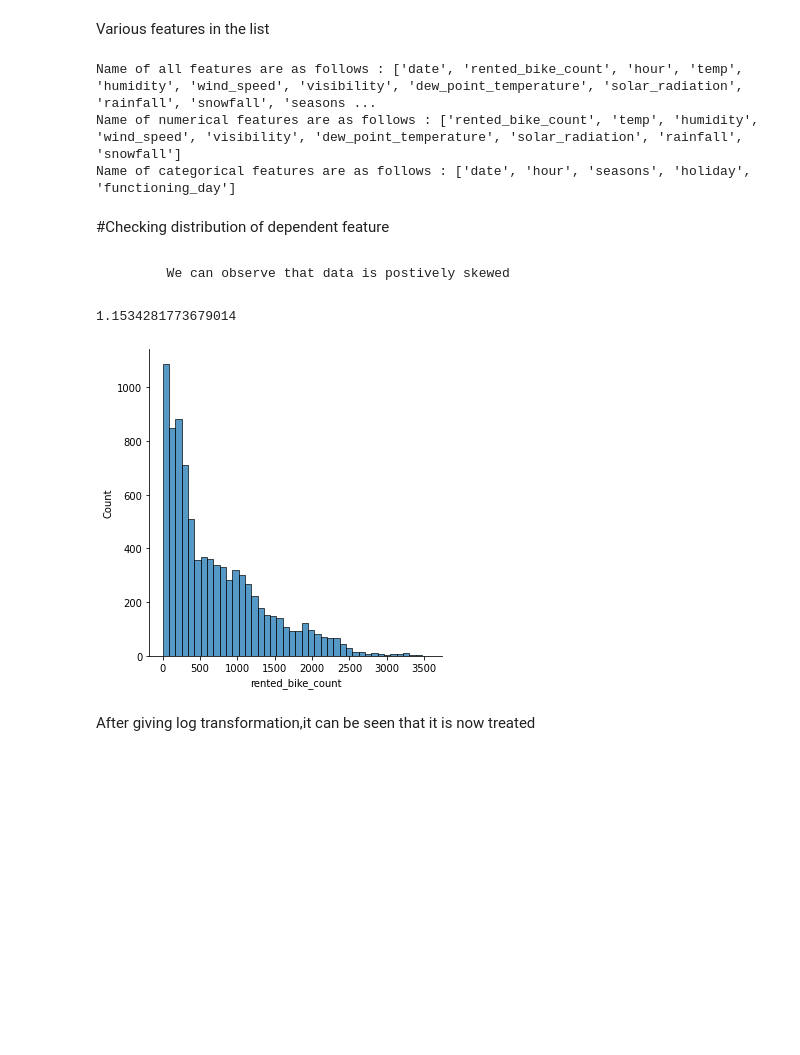
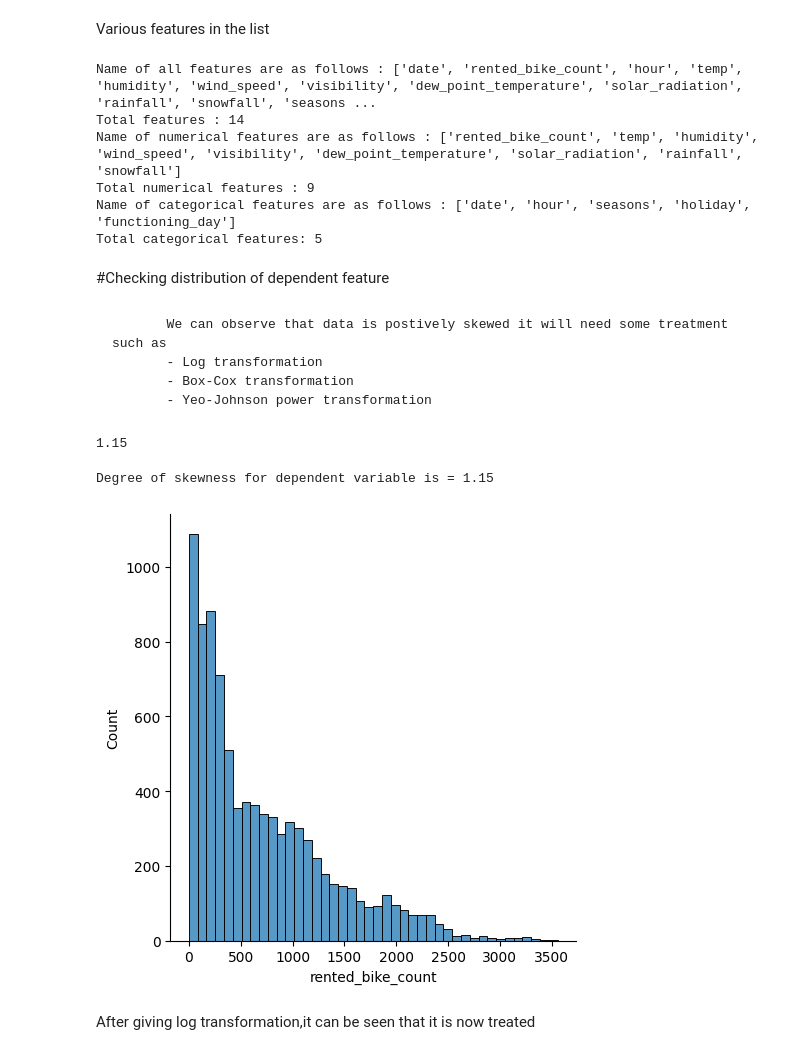
Before and after one commit to chandrakar-shubham/Bike-Sharing-Demand-Prediction--ML-regression-Project, a Jupyter notebook: Bike_Sharing_Demand_Prediction_Capstone_Project.ipynb, the cells around one changed output. Drawn from its saved outputs; the diff is of its cells as text; code cells hidden in the pictures; blank space fills up the shorter version.

```diff
--- a/Bike_Sharing_Demand_Prediction_Capstone_Project.ipynb
+++ b/Bike_Sharing_Demand_Prediction_Capstone_Project.ipynb
@@ -224,34 +273,47 @@ all_features = list(df.columns)
 #numerical features
 
 numerical_features = list(df.describe().columns)
-numerical_features.pop(1)
 
-
+numerical_features.remove("hour")
 #categorical features
 
 categorical_features = [col for col in all_features if col not in numerical_features]
 
 
 print(f'Name of all features are as follows : {all_features}')
+print(f'Total features : {len(all_features)}')
 print(f'Name of numerical features are as follows : {numerical_features}')
+print(f'Total numerical features : {len(numerical_features)}')
 print(f'Name of categorical features are as follows : {categorical_features}')
+print(f'Total categorical features: {len(categorical_features)}')
 # %% [output]
 Name of all features are as follows : ['date', 'rented_bike_count', 'hour', 'temp', 'humidity', 'wind_speed', 'visibility', 'dew_point_temperature', 'solar_radiation', 'rainfall', 'snowfall', 'seasons ...
+Total features : 14
 Name of numerical features are as follows : ['rented_bike_count', 'temp', 'humidity', 'wind_speed', 'visibility', 'dew_point_temperature', 'solar_radiation', 'rainfall', 'snowfall']
+Total numerical features : 9
 Name of categorical features are as follows : ['date', 'hour', 'seasons', 'holiday', 'functioning_day']
+Total categorical features: 5
 # %% [markdown]
 #Checking distribution of dependent feature
 # %% [markdown]
-           We can observe that data is postively skewed
+           We can observe that data is postively skewed it will need some treatment such as
+           - Log transformation
+           - Box-Cox transformation
+           - Yeo-Johnson power transformation
+# %%
+round(df['rented_bike_count'].skew(),2)
+# %% [output]
+1.15
 # %%
 #distrution of dependent variable
 
 sns.displot(df['rented_bike_count'])
-
-print(df['rented_bike_count'].skew())
+skewness_dvar = round(df['rented_bike_count'].skew(),2)
+print(f'Degree of skewness for dependent variable is = {skewness_dvar}')
+print('\n')
 # %% [output]
-1.1534281773679014
+Degree of skewness for dependent variable is = 1.15
-[figure, old version]
+[figure, new version]
 # %% [markdown]
 After giving log transformation,it can be seen that it is now treated
 # %%
```
Also changed, not shown: parts of 167 cells of this notebook.
